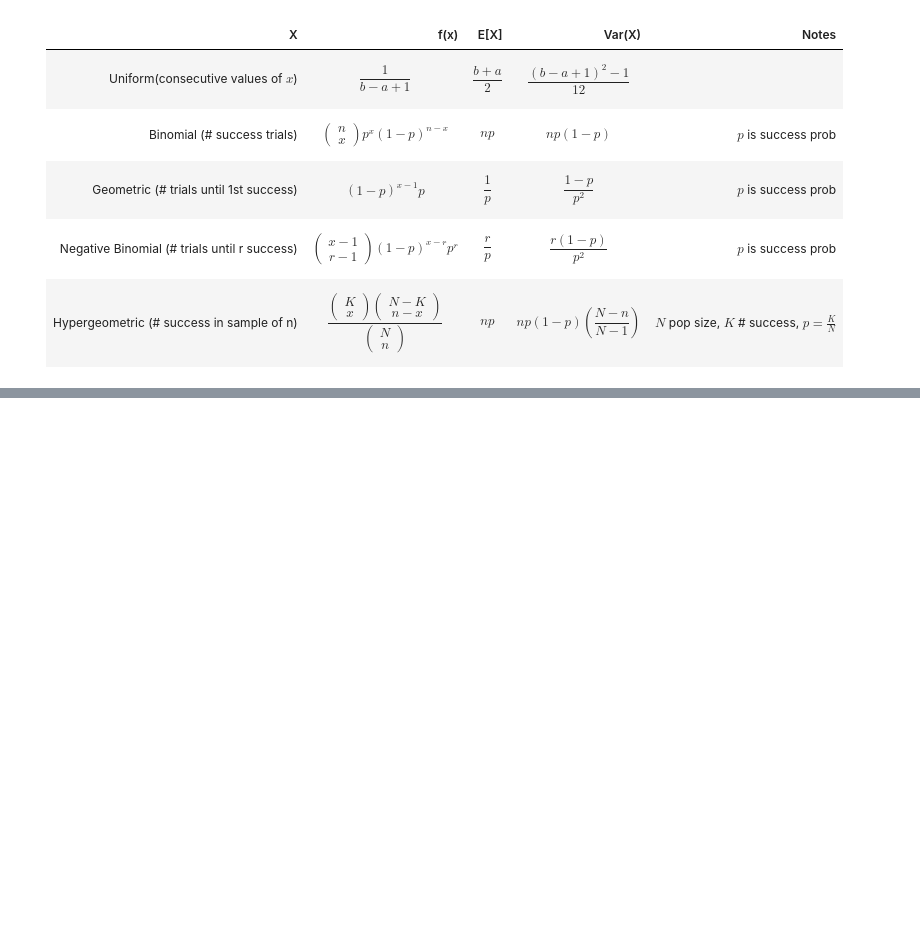
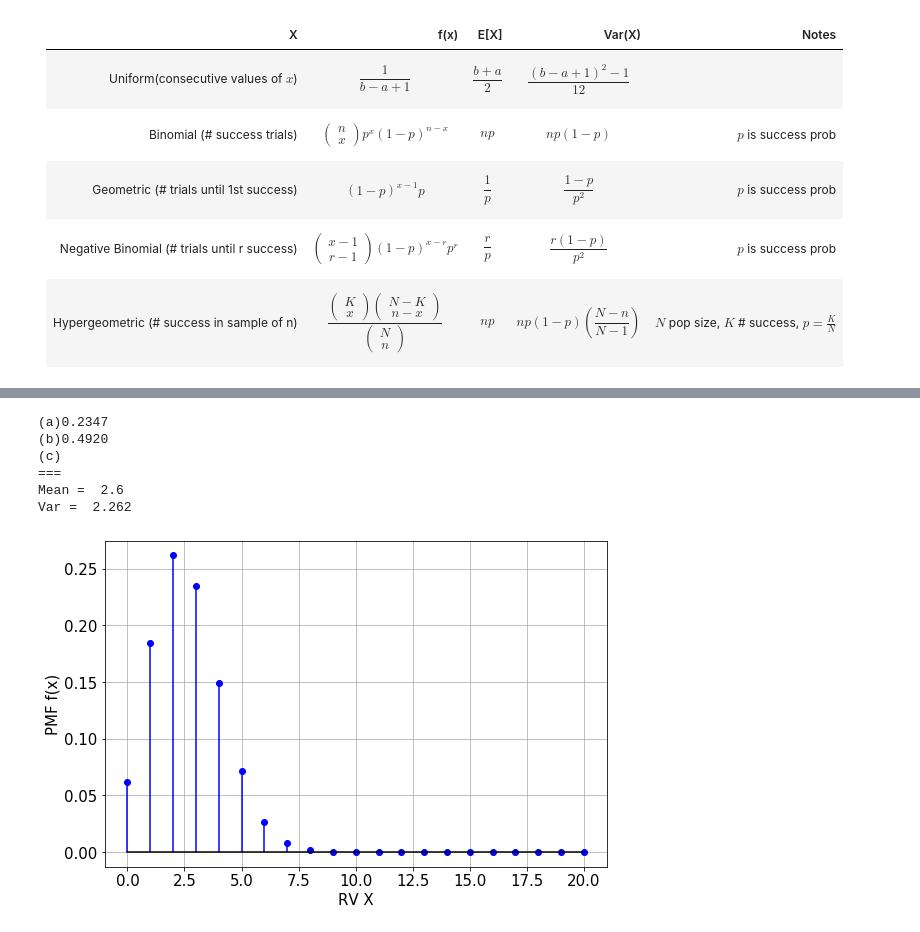
Before and after one commit to sbme-tutorials/Biostatistics-Tutorials, a Jupyter notebook: Section_06.ipynb, the cells around one changed output, grey strips where cells are left out. Drawn from its saved outputs; the diff is of its cells as text; code cells hidden in the pictures; blank space fills up the shorter version.

```diff
--- a/Section_06.ipynb
+++ b/Section_06.ipynb
@@ -217,0 +354,28 @@ E[X] =  2.0
+# %%
+n, p = 20, 0.13
+a = binom_fx(3, p, n)
+print("(a)%.4f"%a)
+# 1 - P(x < 3) = 1 - P(x = [0, 1, 2])
+b = 1 - sum([binom_fx(x, p, n) for x in range(3)])
+print("(b)%.4f"%b)
+
+mean = n*p
+var = n*p*(1-p)
+print("(c)\n===")
+print("Mean = ", mean)
+print("Var = ", var)
+# %% [output]
+(a)0.2347
+(b)0.4920
+(c)
+===
+Mean =  2.6
+Var =  2.262
+# %%
+from scipy.stats import binom
+rv = binom(p=p, n=n)
+x = np.arange(0, n+1)
+fx = rv.pmf(x)
+plot_pmf(x, fx)
+# %% [output]
+[figure, added]
```
Also changed, not shown: parts of 64 cells of this notebook, 1 other file.
